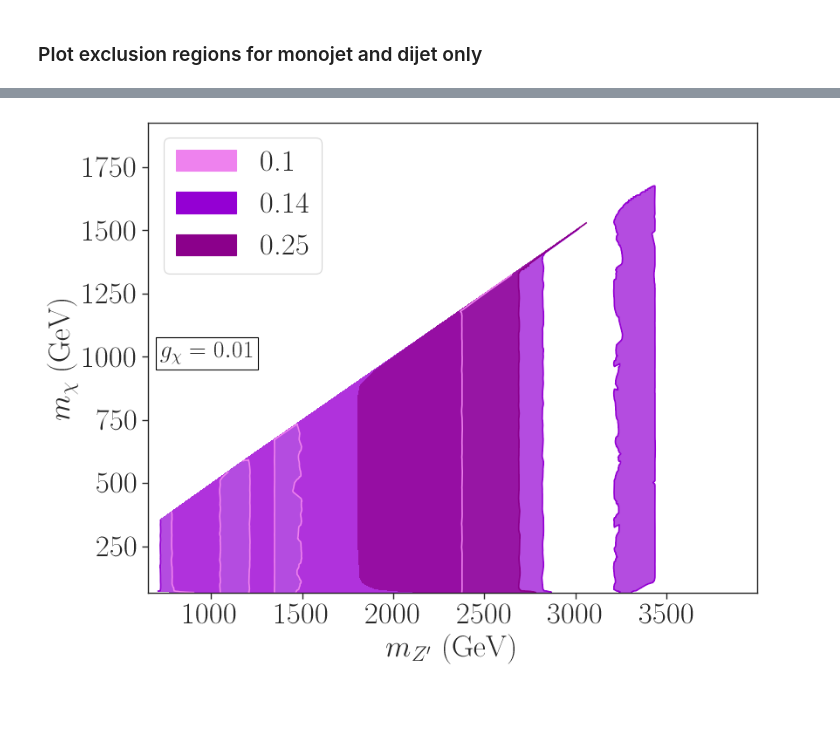
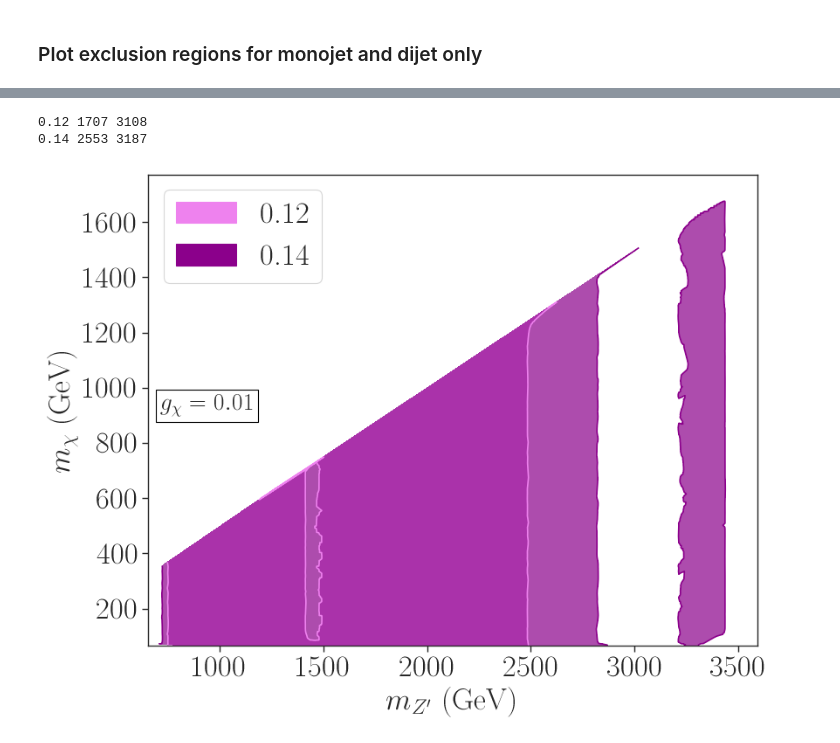
Before and after one commit to SModelS/smodelsv3-paper, a Jupyter notebook: scan/2MDM-monojet-vs-dijet-plots.ipynb, the cells around one changed output, grey strips where cells are left out. Cells and saved outputs as stored; diff of their text form; code cells hidden in the pictures; blank space fills up the shorter version.

Commit message:
updated plots

```diff
--- a/scan/2MDM-monojet-vs-dijet-plots.ipynb
+++ b/scan/2MDM-monojet-vs-dijet-plots.ipynb
@@ -208,7 +213,7 @@ array([0.14 , 0.13 , 0.125, 0.12 , 0.25 , 0.2  , 0.1  , 0.15 , 0.145])
 plt.colormaps['RdYlBu_r']
 plt.figure(figsize=(15,10))
 
-gqv = 0.145
+gqv = 0.14
 gchi = 0.01
 
 
@@ -218,6 +223,7 @@ for label in excluded['label'].unique():
     data = newDF.sort_values('ExptRes.result.r').drop_duplicates(['filename'], keep='last')
     data = data[(data['extpar.1']==gchi)&(data['extpar.2']==gqv)&(data['ExptRes.result.r']>=1.0)]
     data = data[data['label']==label]
+    print(label,len(data))
 
     x = data['mass.9900032'].dropna()
     y = data['mass.9000006'].dropna()
@@ -330,4 +341,5 @@ dijetAnas = ['ATLAS-EXOT-2019-03', 'CMS-EXO-19-012', 'ATLAS-EXOT-2013-11',
            'CMS-EXO-12-059']
 monojetAnas = ['CMS-EXO-20-004']
 # %%
-monojetData = dataDF[dataDF['ExptRes.result0.AnalysisID'].isin(dijetAnas)]
+dijetData = dataDF[dataDF['ExptRes.result0.AnalysisID'].isin(dijetAnas)]
+monojetData = dataDF[dataDF['ExptRes.result0.AnalysisID'].isin(monojetAnas)]
@@ -336,40 +346,53 @@ gqcolors = {0.1:'violet', 0.14:'darkviolet', 0.25:'darkmagenta'}
+# %%
+gqcolorsDi = {0.12:'violet', 0.13:'darkviolet', 0.14:'darkmagenta'}
+gqcolorsMono = {0.12:'lightcyan', 0.13:'cyan', 0.14:'darkblue'}
 # %%
 gqLegend = []
-for label, color in gqcolors.items():
+for label, color in gqcolorsDi.items():
     l = mpatches.Patch(color=color, label=label)
     gqLegend.append(l)
 # %%
 plt.figure(figsize=(9,7))
 
-gqv_list = [0.1, 0.14, 0.25]
+gqv_list = [0.12, 0.14]
 # gqv_list = [0.1]
 gchi = 0.01
+
+# x = dijetData['mass.9900032'][(dijetData['extpar.1']==1.0)&(dijetData['extpar.2']==0.13)].dropna()
+# y = dijetData['mass.9000006'][(dijetData['extpar.1']==1.0)&(dijetData['extpar.2']==0.13)].dropna()
+# c = dijetData['ExptRes.result0.r'][(dijetData['extpar.1']==1.0)&(dijetData['extpar.2']==0.13)].dropna()
+
+# sc = plt.scatter(x,y,c=c,s=40,cmap=cm, vmin=0.8,vmax=1.2)
+# cb = plt.colorbar(sc)
+
 for gqv in gqv_list:
-    data = monojetData[(monojetData['extpar.1']==gchi)&(monojetData['extpar.2']==gqv)]
+    data = dijetData[(dijetData['extpar.1']==gchi)&(dijetData['extpar.2']==gqv)]
     rData = data['ExptRes.result0.r']
     if len(rData) == 0: continue
 
     pts = np.array([y for y in product(np.linspace(200.,4100.,300),np.linspace(0.,2000.,300))])
     rPts = griddata(list(zip(data['mass.9900032'],data['mass.9000006'])),rData,pts)
     pts = pts[~np.isnan(rPts)]
     rPts = rPts[~np.isnan(rPts)]
 
-    cs2 = plt.tricontour(pts[:,0],pts[:,1],rPts,levels=[1.0], colors=gqcolors[gqv])
-    plt.tricontourf(pts[:,0],pts[:,1], rPts, levels=[1.0, max(rPts)], alpha=.7, colors=gqcolors[gqv])
+    cs2 = plt.tricontour(pts[:,0],pts[:,1],rPts,levels=[1.0], colors=gqcolorsDi[gqv])
+    plt.tricontourf(pts[:,0],pts[:,1], rPts, levels=[1.0, max(rPts)], alpha=.4, colors=gqcolorsDi[gqv])
 #     plt.clabel(cs2, fontsize=12, fmt=str(gqv), inline=True, colors='black')
     cs2.collections[0].set_label(str(gqv))
 
-plt.legend(handles=[gqLegend[0], gqLegend[1], gqLegend[2]], fontsize=25, loc='upper left')
+plt.legend(handles=[gqLegend[0], gqLegend[2]], fontsize=25, loc='upper left')
 
 plt.xlabel(r'$m_{Z^{\prime}}$ (GeV)', fontsize=25)
 plt.ylabel(r'$m_{\chi}$ (GeV)', fontsize=25)
 plt.text(0.02,0.5,r'$g_{\chi} = %1.2f$' % (gchi),fontsize=20,
          bbox=dict(facecolor='white', edgecolor='black'),transform = plt.gca().transAxes)
 
 # plt.text(900,1330,r'$j = u, d, c, s, b$',fontsize=18)
 # plt.savefig('exclusions_2mdm_all.png')
 plt.yticks(fontsize=25)
 plt.xticks(fontsize=25)
 plt.show()
 # %% [output]
+0.12 1707 3108
+0.14 2553 3187
-[figure, old version]
+[figure, new version]
```
Also changed, not shown: parts of 17 cells of this notebook.
